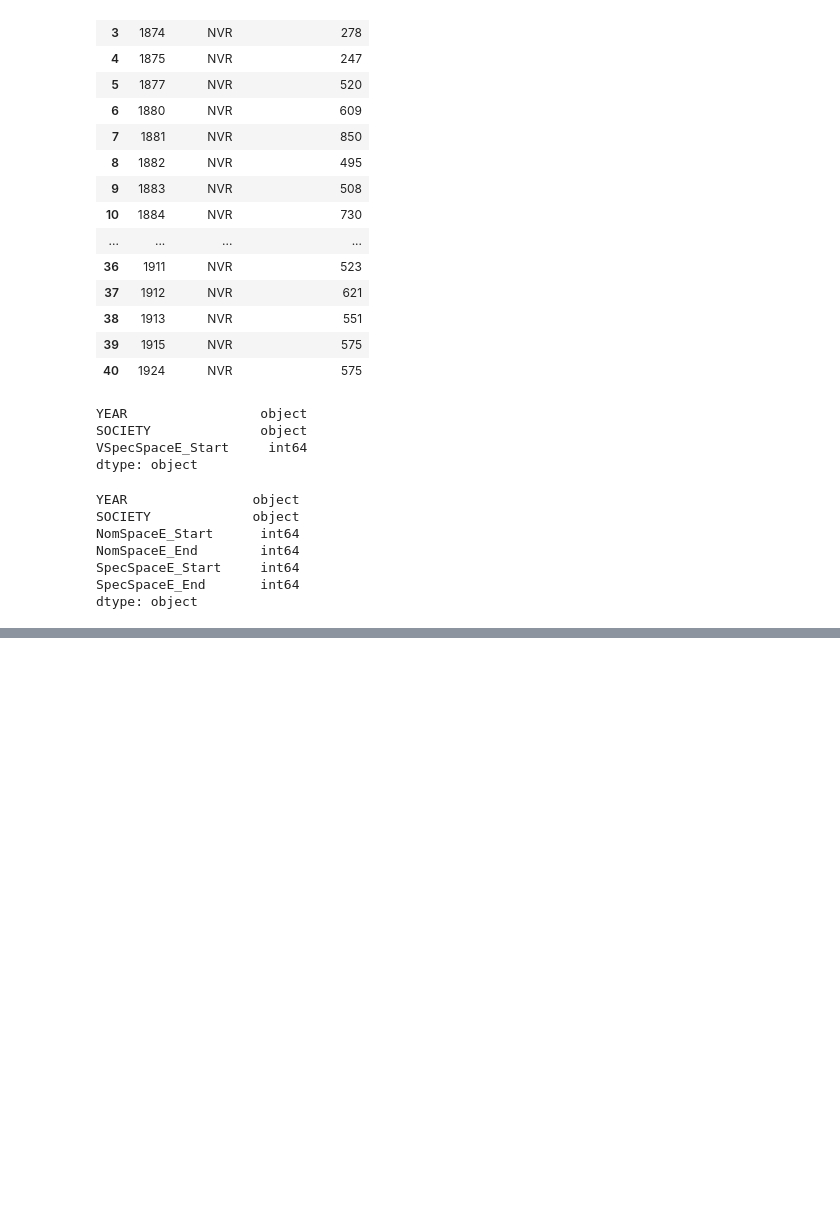
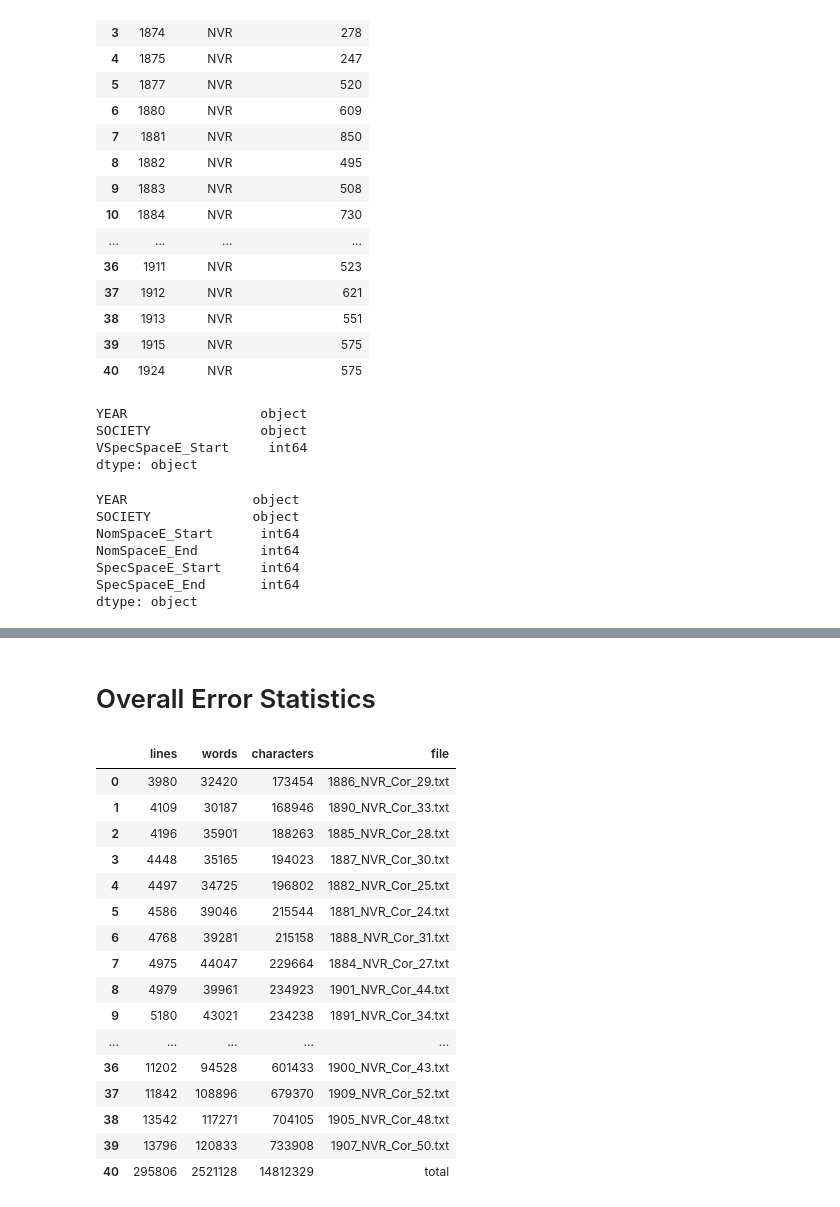
Before and after one commit to LeimLarissa/Baltic-German-Intelligentsia, a Jupyter notebook: G1T1CleaningOCRErrors.ipynb, the cells around one changed output, grey strips where cells are left out. Drawn from its saved outputs; the diff is of its cells as text; code cells hidden in the pictures; blank space fills up the shorter version.

Commit message:
Add overall error stats

```diff
--- a/G1T1CleaningOCRErrors.ipynb
+++ b/G1T1CleaningOCRErrors.ipynb
@@ -2034,3 +2034,28 @@ df_NVR
 filepath = Path('Sources/NVR/2023-08-31_OverallNVRErrorStats.csv')
 filepath.parent.mkdir(parents=True, exist_ok=True)
 df_NVR.to_csv(filepath)
+# %% [markdown]
+# Overall Error Statistics
+# %%
+# Example Bash Command: wc *Cor_*.txt | sort -n > OverviewNVR.txt
+# OpenRefine from .tsv to annotated .csv
+df = pd.read_csv('Sources/NVR/OverviewNVR.csv')
+df
+# %% [output]
+|  | lines | words | characters | file |
+| 0 | 3980 | 32420 | 173454 | 1886_NVR_Cor_29.txt |
+| 1 | 4109 | 30187 | 168946 | 1890_NVR_Cor_33.txt |
+| 2 | 4196 | 35901 | 188263 | 1885_NVR_Cor_28.txt |
+| 3 | 4448 | 35165 | 194023 | 1887_NVR_Cor_30.txt |
+| 4 | 4497 | 34725 | 196802 | 1882_NVR_Cor_25.txt |
+| 5 | 4586 | 39046 | 215544 | 1881_NVR_Cor_24.txt |
+| 6 | 4768 | 39281 | 215158 | 1888_NVR_Cor_31.txt |
+| 7 | 4975 | 44047 | 229664 | 1884_NVR_Cor_27.txt |
+| 8 | 4979 | 39961 | 234923 | 1901_NVR_Cor_44.txt |
+| 9 | 5180 | 43021 | 234238 | 1891_NVR_Cor_34.txt |
+| ... | ... | ... | ... | ... |
+| 36 | 11202 | 94528 | 601433 | 1900_NVR_Cor_43.txt |
+| 37 | 11842 | 108896 | 679370 | 1909_NVR_Cor_52.txt |
+| 38 | 13542 | 117271 | 704105 | 1905_NVR_Cor_48.txt |
+| 39 | 13796 | 120833 | 733908 | 1907_NVR_Cor_50.txt |
+| 40 | 295806 | 2521128 | 14812329 | total |
```
Also changed, not shown: 6 other files.
